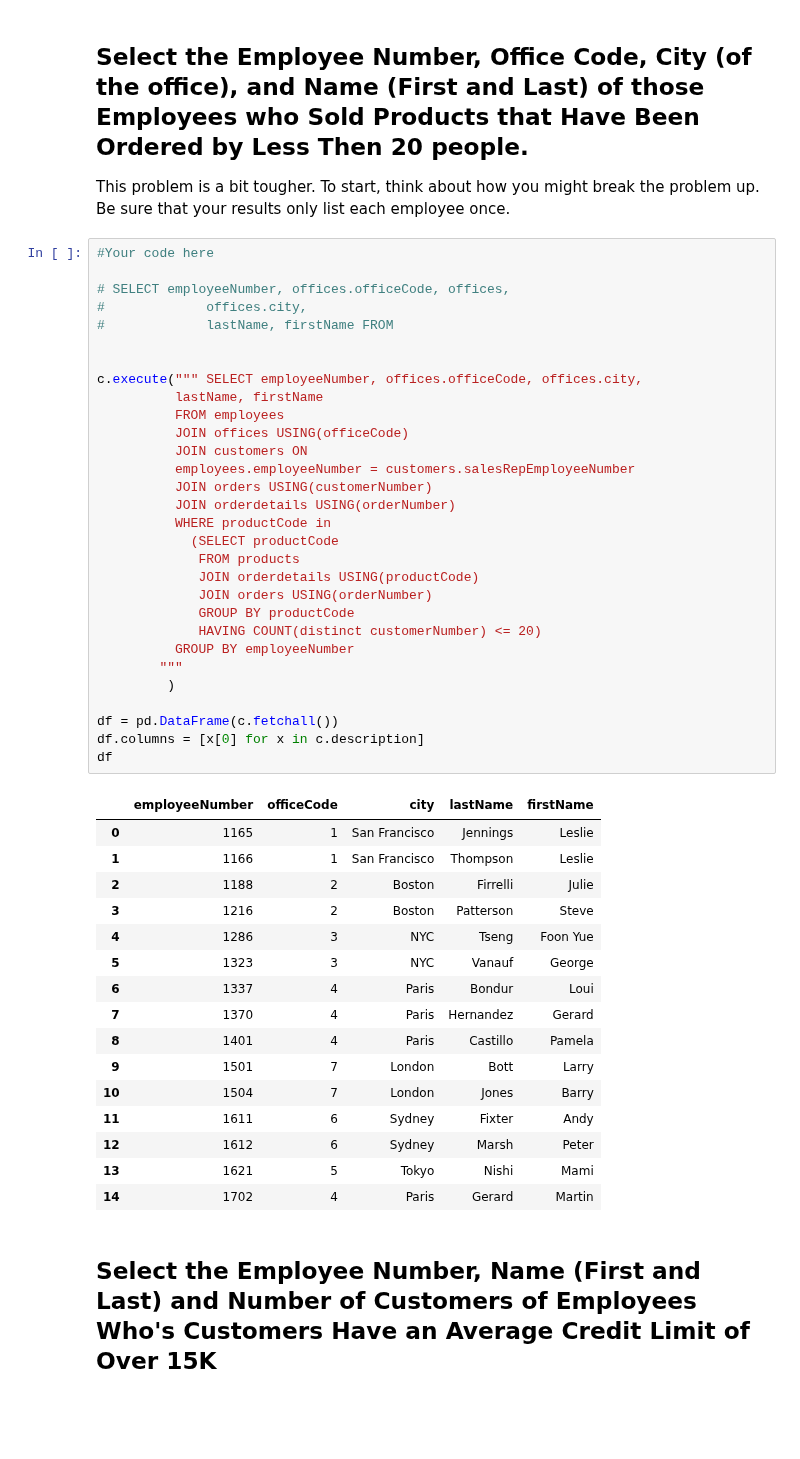
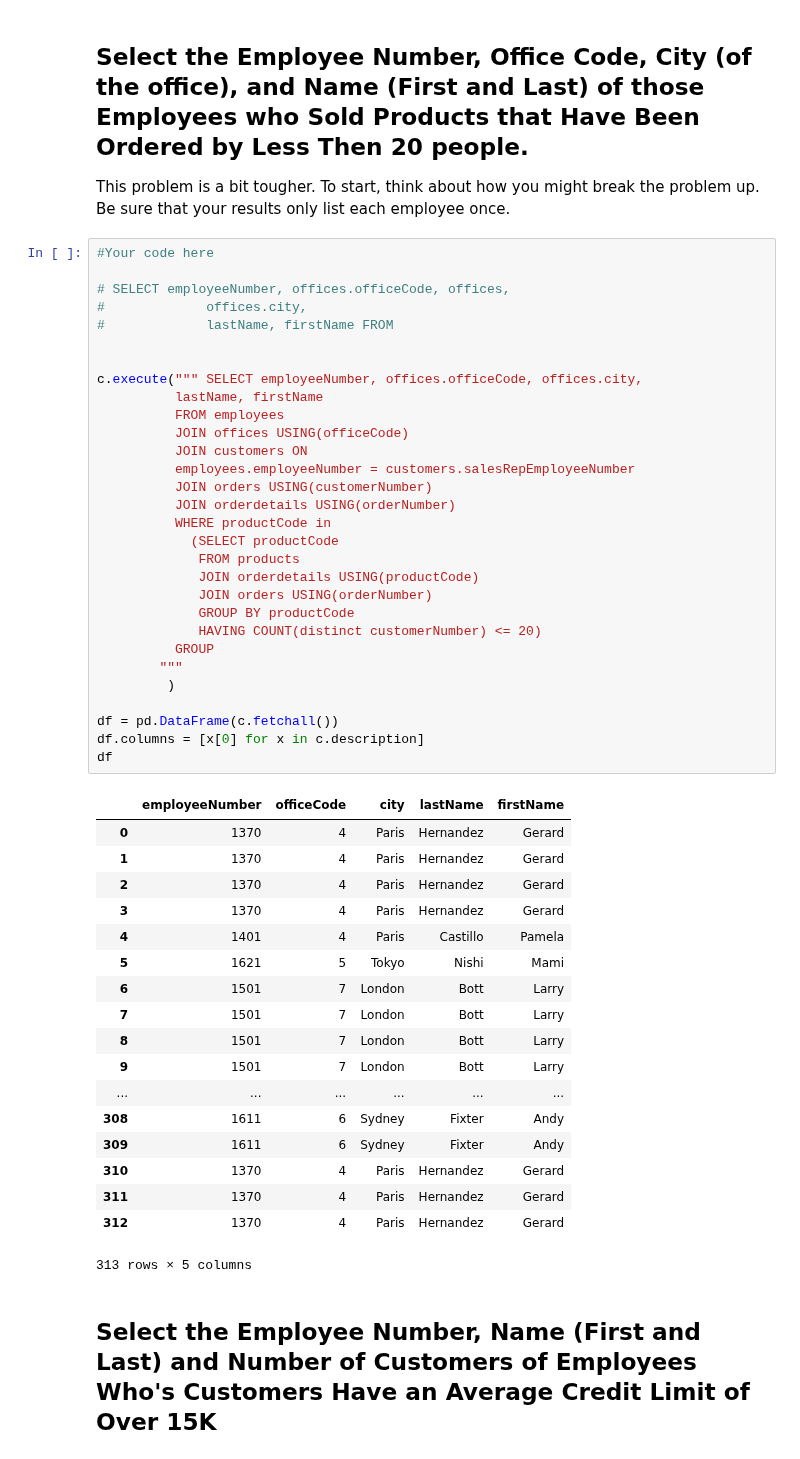
Before and after one commit to minnaf/dsc-sql-subqueries-lab-nyc-ds-060319, a Jupyter notebook: index.ipynb, the cells around one changed output. Drawn from its saved outputs; the diff is of its cells as text; blank space fills up the shorter version.

```diff
--- a/index.ipynb
+++ b/index.ipynb
@@ -157,49 +157,51 @@ This problem is a bit tougher. To start, think about how you might break the pro
 #Your code here
 
 # SELECT employeeNumber, offices.officeCode, offices,
 #             offices.city,
 #             lastName, firstName FROM
 
 
 c.execute(""" SELECT employeeNumber, offices.officeCode, offices.city,
           lastName, firstName
           FROM employees
           JOIN offices USING(officeCode)
           JOIN customers ON
           employees.employeeNumber = customers.salesRepEmployeeNumber
           JOIN orders USING(customerNumber)
           JOIN orderdetails USING(orderNumber)
           WHERE productCode in
             (SELECT productCode
              FROM products
              JOIN orderdetails USING(productCode)
              JOIN orders USING(orderNumber)
              GROUP BY productCode
              HAVING COUNT(distinct customerNumber) <= 20)
-          GROUP BY employeeNumber
+          GROUP
         """
          )
 
 df = pd.DataFrame(c.fetchall())
 df.columns = [x[0] for x in c.description]
 df
 # %% [output]
 |  | employeeNumber | officeCode | city | lastName | firstName |
-| 0 | 1165 | 1 | San Francisco | Jennings | Leslie |
-| 1 | 1166 | 1 | San Francisco | Thompson | Leslie |
-| 2 | 1188 | 2 | Boston | Firrelli | Julie |
-| 3 | 1216 | 2 | Boston | Patterson | Steve |
-| 4 | 1286 | 3 | NYC | Tseng | Foon Yue |
-| 5 | 1323 | 3 | NYC | Vanauf | George |
-| 6 | 1337 | 4 | Paris | Bondur | Loui |
-| 7 | 1370 | 4 | Paris | Hernandez | Gerard |
-| 8 | 1401 | 4 | Paris | Castillo | Pamela |
+| 0 | 1370 | 4 | Paris | Hernandez | Gerard |
+| 1 | 1370 | 4 | Paris | Hernandez | Gerard |
+| 2 | 1370 | 4 | Paris | Hernandez | Gerard |
+| 3 | 1370 | 4 | Paris | Hernandez | Gerard |
+| 4 | 1401 | 4 | Paris | Castillo | Pamela |
+| 5 | 1621 | 5 | Tokyo | Nishi | Mami |
+| 6 | 1501 | 7 | London | Bott | Larry |
+| 7 | 1501 | 7 | London | Bott | Larry |
+| 8 | 1501 | 7 | London | Bott | Larry |
 | 9 | 1501 | 7 | London | Bott | Larry |
-| 10 | 1504 | 7 | London | Jones | Barry |
-| 11 | 1611 | 6 | Sydney | Fixter | Andy |
-| 12 | 1612 | 6 | Sydney | Marsh | Peter |
-| 13 | 1621 | 5 | Tokyo | Nishi | Mami |
-| 14 | 1702 | 4 | Paris | Gerard | Martin |
+| ... | ... | ... | ... | ... | ... |
+| 308 | 1611 | 6 | Sydney | Fixter | Andy |
+| 309 | 1611 | 6 | Sydney | Fixter | Andy |
+| 310 | 1370 | 4 | Paris | Hernandez | Gerard |
+| 311 | 1370 | 4 | Paris | Hernandez | Gerard |
+| 312 | 1370 | 4 | Paris | Hernandez | Gerard |
+313 rows × 5 columns
 # %% [markdown]
 ## Select the Employee Number, Name (First and Last) and Number of Customers of Employees Who's Customers Have an Average Credit Limit of Over 15K
 # %%
```
